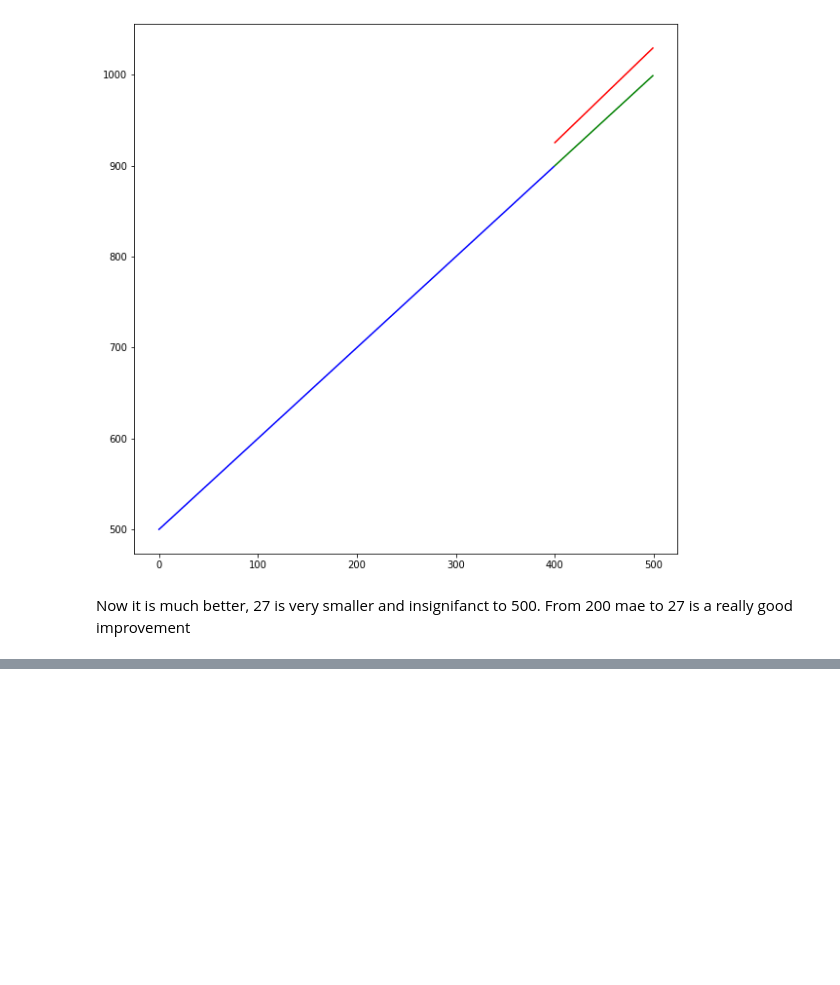
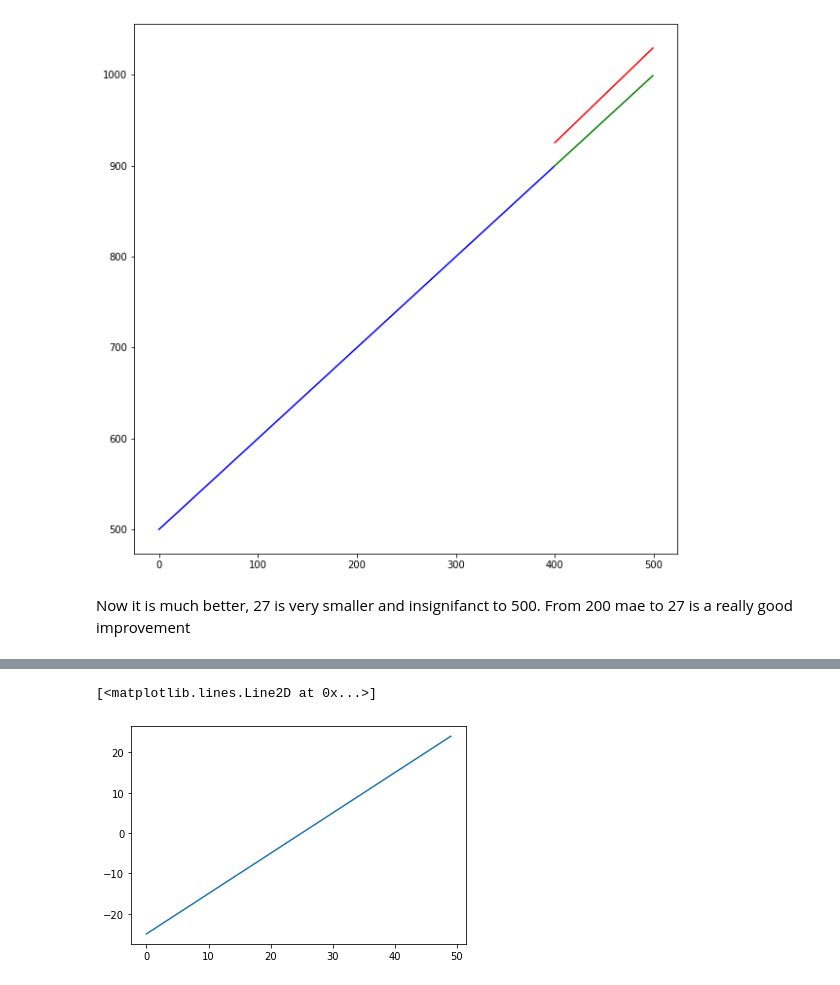
Before and after one commit to Jayveersinh-Raj/Neural_Networks_Classification, a Jupyter notebook: Neural_Networks_Classification_TensorFlow.ipynb, the cells around one changed output, grey strips where cells are left out. Cells and saved outputs as stored; diff of their text form; code cells hidden in the pictures; blank space fills up the shorter version.

```diff
--- a/Neural_Networks_Classification_TensorFlow.ipynb
+++ b/Neural_Networks_Classification_TensorFlow.ipynb
@@ -353,0 +455,5 @@ Now it is much better, 27 is very smaller and insignifanct to 500. From 200 mae
+# %%
+plt.plot(A)
+# %% [output]
+[<matplotlib.lines.Line2D at 0x...>]
+[figure, added]
```
Also changed, not shown: parts of 61 cells of this notebook.
